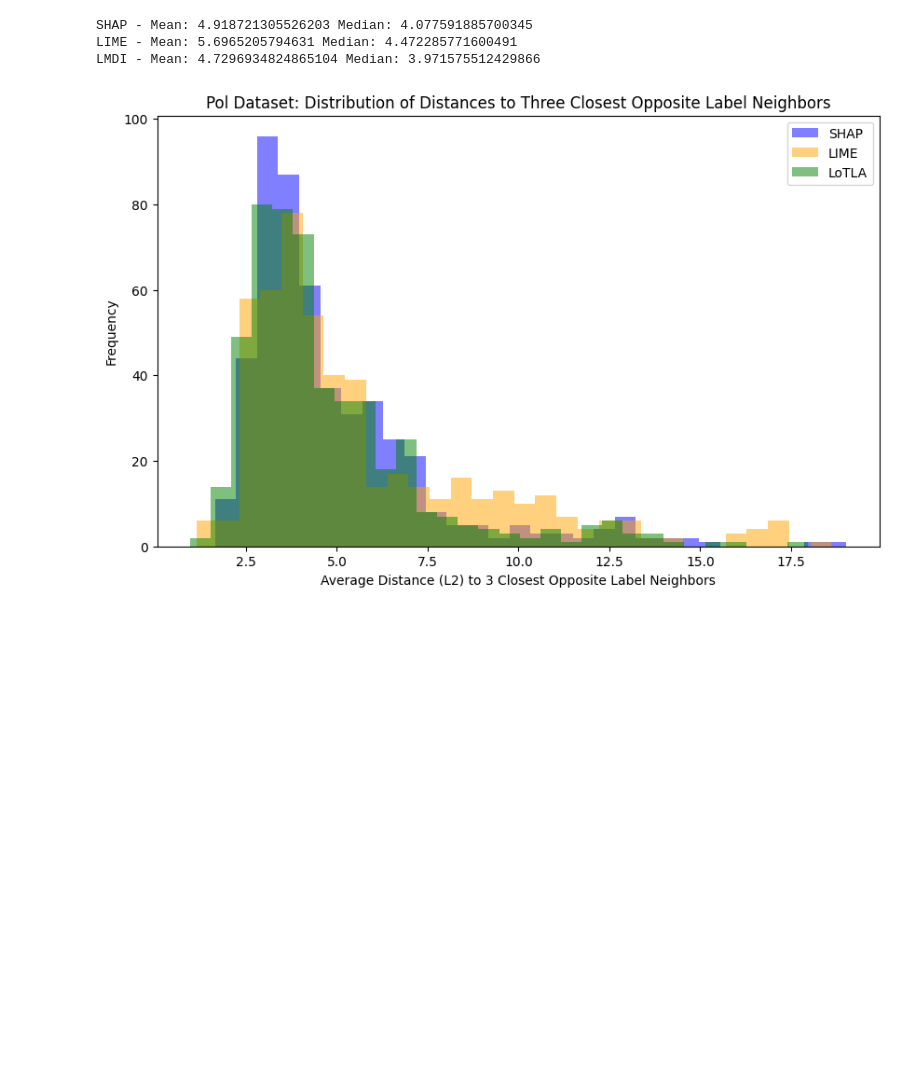
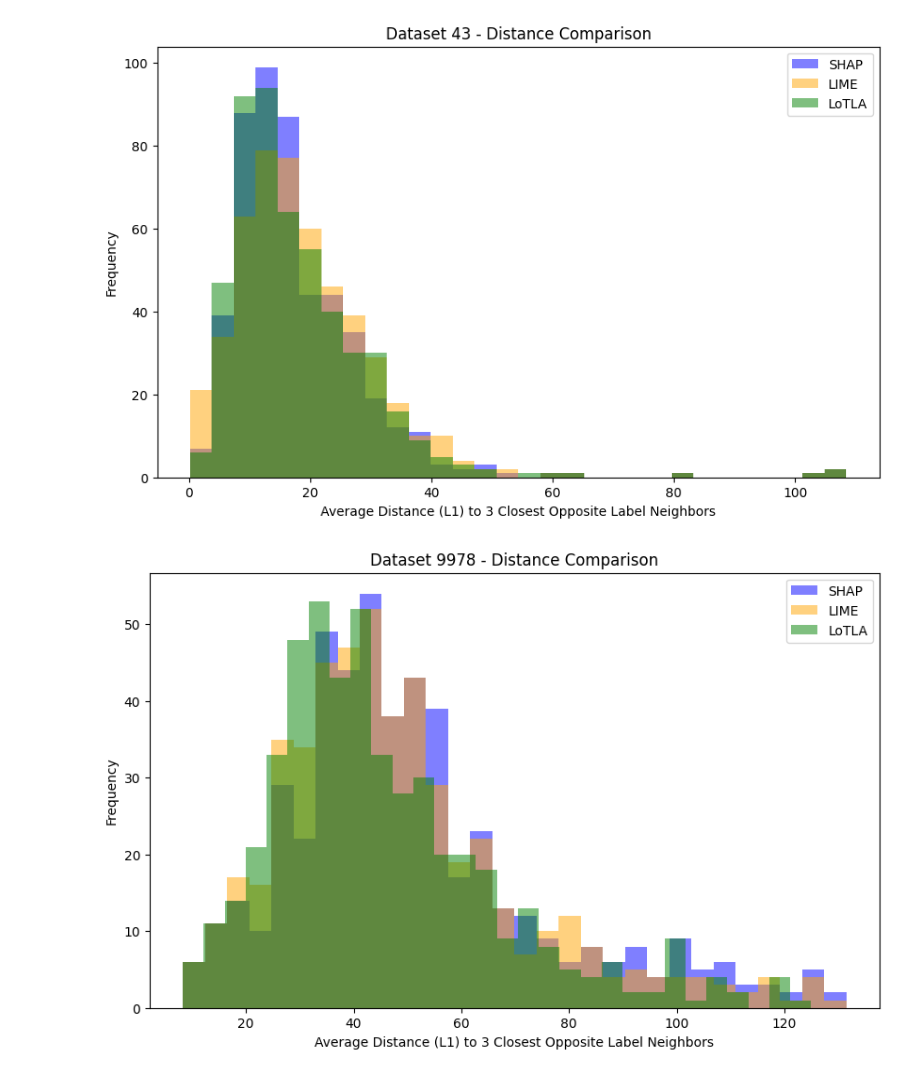
Before and after one commit to Yu-Group/imodels-experiments, a Jupyter notebook: feature_importance/counterfactuals/knn-results.ipynb, the cells around one changed output. Saved outputs shown, nothing was run; the diff lists cells and outputs as text; code cells hidden in the pictures; blank space fills up the shorter version.

```diff
--- a/feature_importance/counterfactuals/knn-results.ipynb
+++ b/feature_importance/counterfactuals/knn-results.ipynb
@@ -31,33 +31,52 @@ import lime
 # helper scripts
 from knn_helper import *
 # %%
-data_id = 361062
-k = 3
-nbr_dist = "l2"
-cfact_dist = "l2"
+data_id = 9978
+k = 1
+nbr_dist = "l1"
+cfact_dist = "l1"
 labels = "preds"
 # %%
-shap_distances = np.loadtxt(f"results/openml_{data_id}/shap/{labels}/k{k}/nbr-dist-{nbr_dist}_cfact-dist-{cfact_dist}.csv", delimiter=",")
-lime_distances = np.loadtxt(f"results/openml_{data_id}/lime/{labels}/k{k}/nbr-dist-{nbr_dist}_cfact-dist-{cfact_dist}.csv", delimiter=",")
-lmdi_distances = np.loadtxt(f"results/openml_{data_id}/lmdi/{labels}/k{k}/nbr-dist-{nbr_dist}_cfact-dist-{cfact_dist}.csv", delimiter=",")
+shap_distances = np.loadtxt(f"results-1000/openml_{data_id}/shap/{labels}/k{k}/nbr-dist-{nbr_dist}_cfact-dist-{cfact_dist}.csv", delimiter=",")
+lime_distances = np.loadtxt(f"results-1000/openml_{data_id}/lime/{labels}/k{k}/nbr-dist-{nbr_dist}_cfact-dist-{cfact_dist}.csv", delimiter=",")
+lmdi_distances = np.loadtxt(f"results-1000/openml_{data_id}/lmdi/{labels}/k{k}/nbr-dist-{nbr_dist}_cfact-dist-{cfact_dist}.csv", delimiter=",")
+lmdi_noraw_distances = np.loadtxt(f"results-1000/openml_{data_id}/lmdi_noraw/{labels}/k{k}/nbr-dist-{nbr_dist}_cfact-dist-{cfact_dist}.csv", delimiter=",")
+raw_distances = np.loadtxt(f"results-1000/openml_{data_id}/raw/{labels}/k{k}/nbr-dist-{nbr_dist}_cfact-dist-{cfact_dist}.csv", delimiter=",")
 # %%
-# print means and medians of each:
-print("SHAP - Mean:", np.mean(shap_distances), "Median:", np.median(shap_distances))
-print("LIME - Mean:", np.mean(lime_distances), "Median:", np.median(lime_distances))
-print("LMDI - Mean:", np.mean(lmdi_distances), "Median:", np.median(lmdi_distances))
+# data_id = 9978
+k = 1
+nbr_dist = "l1"
+cfact_dist = "l1"
+labels = "preds"
 
-# plot distances
-plt.figure(figsize=(10, 6))
-plt.hist(shap_distances, bins=30, alpha=0.5, label='SHAP', color='blue')
-plt.hist(lime_distances, bins=30, alpha=0.5, label='LIME', color='orange')
-plt.hist(lmdi_distances, bins=30, alpha=0.5, label='LoTLA', color='green')
-plt.xlabel('Average Distance (L2) to 3 Closest Opposite Label Neighbors')
-plt.ylabel('Frequency')
-plt.title('Pol Dataset: Distribution of Distances to Three Closest Opposite Label Neighbors')
-plt.legend()
-plt.show()
+for data_id in [43, 9978, 361062, 361063, 361069, 361071]:
+
+    shap_distances = np.loadtxt(f"results-1000/openml_{data_id}/shap/{labels}/k{k}/nbr-dist-{nbr_dist}_cfact-dist-{cfact_dist}.csv", delimiter=",")
+    lime_distances = np.loadtxt(f"results-1000/openml_{data_id}/lime/{labels}/k{k}/nbr-dist-{nbr_dist}_cfact-dist-{cfact_dist}.csv", delimiter=",")
+    lmdi_distances = np.loadtxt(f"results-1000/openml_{data_id}/lmdi/{labels}/k{k}/nbr-dist-{nbr_dist}_cfact-dist-{cfact_dist}.csv", delimiter=",")
+    lmdi_noraw_distances = np.loadtxt(f"results-1000/openml_{data_id}/lmdi_noraw/{labels}/k{k}/nbr-dist-{nbr_dist}_cfact-dist-{cfact_dist}.csv", delimiter=",")
+    raw_distances = np.loadtxt(f"results-1000/openml_{data_id}/raw/{labels}/k{k}/nbr-dist-{nbr_dist}_cfact-dist-{cfact_dist}.csv", delimiter=",")
+
+    # print means and medians of each:
+    # print("SHAP - Mean:", np.mean(shap_distances), "Median:", np.median(shap_distances))
+    # print("LIME - Mean:", np.mean(lime_distances), "Median:", np.median(lime_distances))
+    # print("LMDI - Mean:", np.mean(lmdi_distances), "Median:", np.median(lmdi_distances))
+    # print("LMDI (No Raw Feature) - Mean:", np.mean(lmdi_noraw_distances), "Median:", np.median(lmdi_noraw_distances))
+    # print("Raw Data Mean:", np.mean(raw_distances), "Median:", np.median(raw_distances))
+
+
+    # plot distances
+    plt.figure(figsize=(10, 6))
+    plt.hist(shap_distances, bins=30, alpha=0.5, label='SHAP', color='blue')
+    plt.hist(lime_distances, bins=30, alpha=0.5, label='LIME', color='orange')
+    plt.hist(lmdi_distances, bins=30, alpha=0.5, label='LoTLA', color='green')
+    # plt.hist(lmdi_noraw_distances, bins=30, alpha=0.5, label='LoTLA (No Raw Feature)', color='red')
+    # plt.hist(raw_distances, bins=30, alpha=0.5, label='Raw Data', color='purple')
+    plt.xlabel('Average Distance (L1) to 3 Closest Opposite Label Neighbors')
+    plt.ylabel('Frequency')
+    plt.title(f'Dataset {data_id} - Distance Comparison')
+    plt.legend()
+    plt.show()
 # %% [output]
-SHAP - Mean: 4.918721305526203 Median: 4.077591885700345
-LIME - Mean: 5.6965205794631 Median: 4.472285771600491
-LMDI - Mean: 4.7296934824865104 Median: 3.971575512429866
-[figure, old version]
+[figure, new version]
+[figure, added]
```
Also changed, not shown: parts of 8 cells of this notebook, 13 other files.
